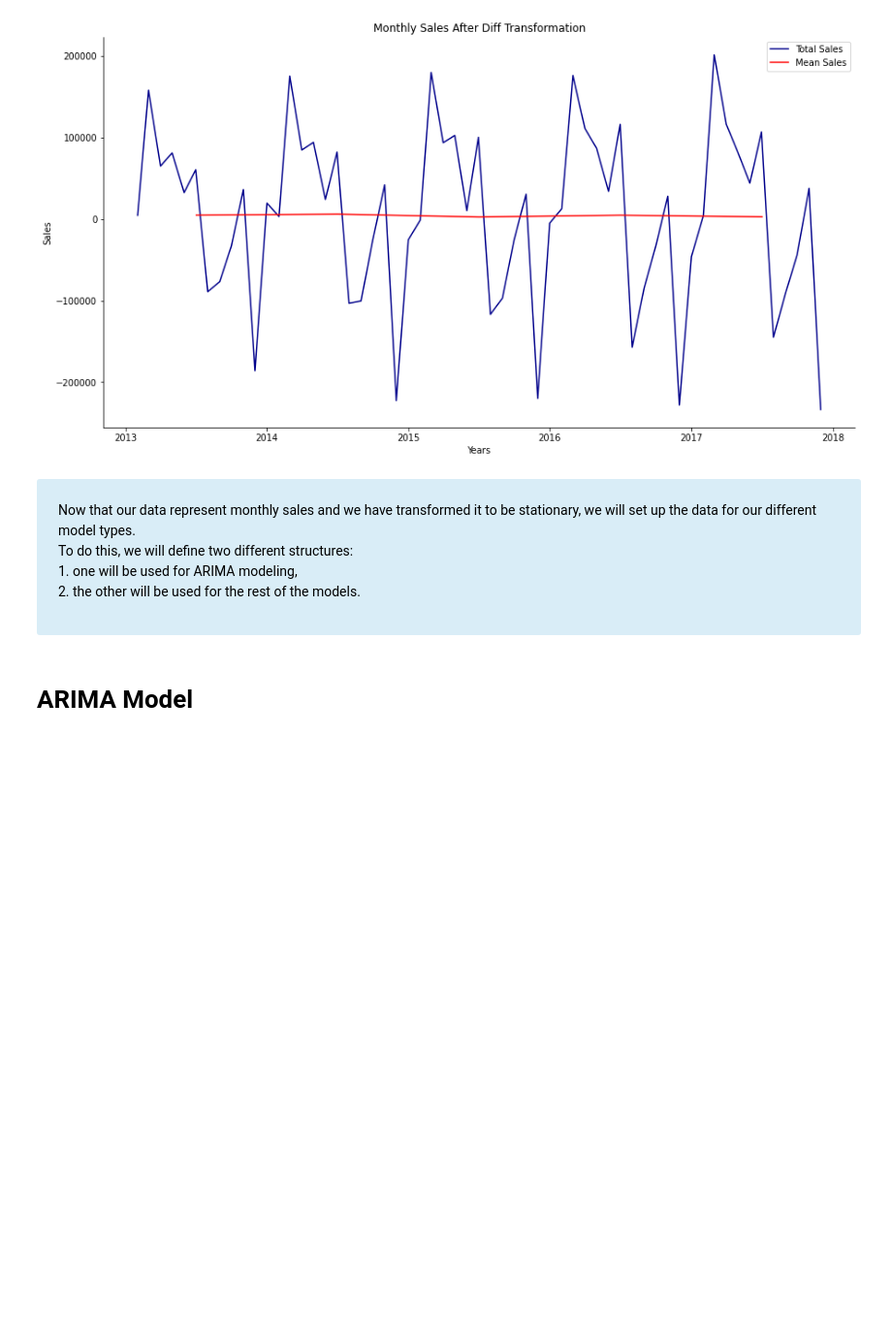
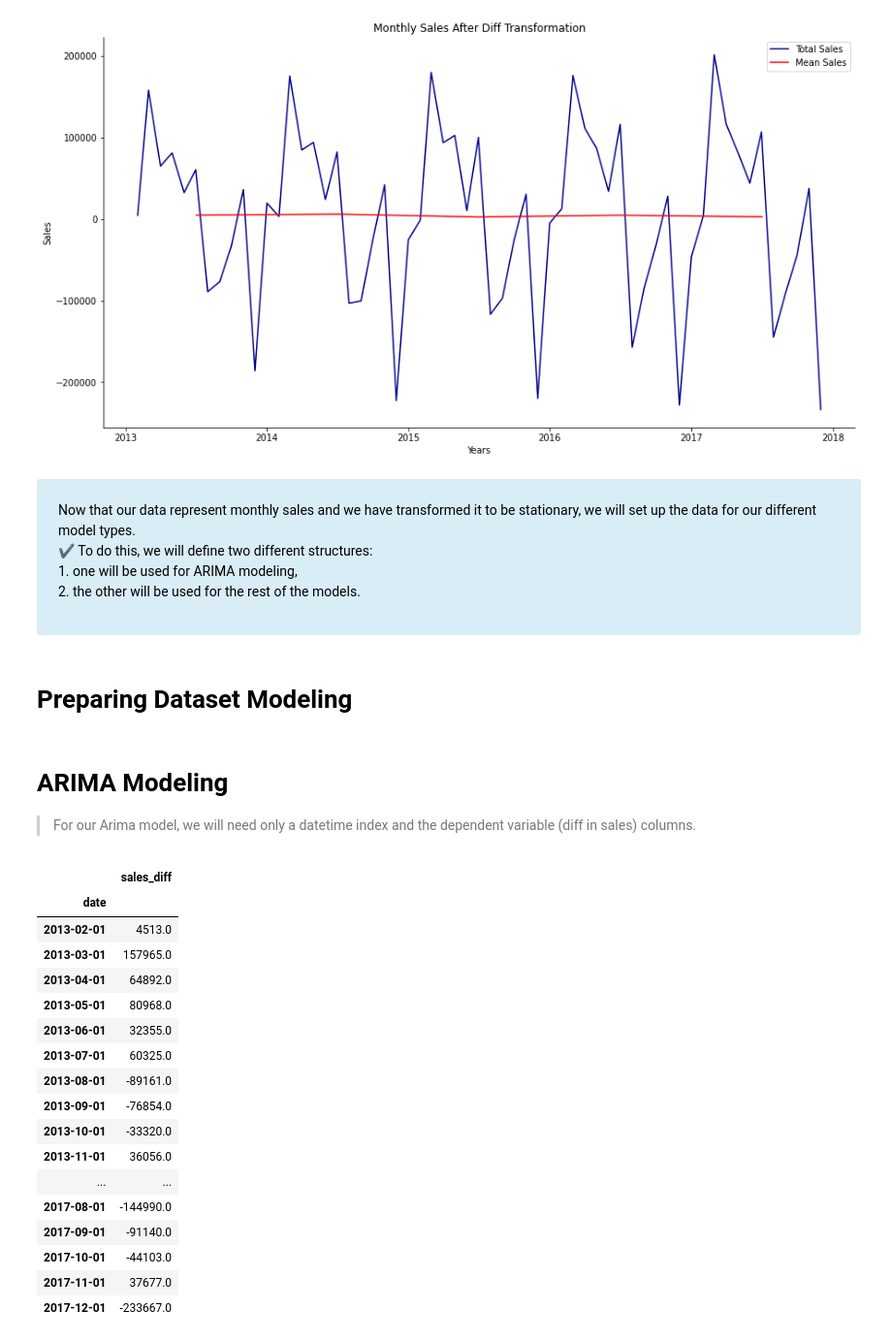
Before and after one commit to badl7/Forecasting_future_sales, a Jupyter notebook: forecasting-future-sales-using-machine-learning.ipynb, the cells around one changed output. Shown: that part at 97% size. Cells and saved outputs as stored; diff of their text form; code cells hidden in the pictures; blank space fills up the shorter version.

```diff
--- a/forecasting-future-sales-using-machine-learning.ipynb
+++ b/forecasting-future-sales-using-machine-learning.ipynb
@@ -301,7 +307,7 @@ time_plot(stationary_df, 'date', 'sales_diff', 'Monthly Sales After Diff Transfo
     <p style="padding: 10px;
               color:black;">Now that our data represent monthly sales and we have transformed it to be stationary, we will set up the
                             data for our different model types. <br>
-        To do this, we will
+              ✔ To do this, we will
                             define two different structures:
         <br>
             1. one will be used for ARIMA modeling,
@@ -309,5 +315,40 @@ time_plot(stationary_df, 'date', 'sales_diff', 'Monthly Sales After Diff Transfo
             2. the other will be used for the rest of the models.
      </p>
    </div>
-# %% [markdown]
-# **ARIMA Model**
+# %% [markdown]
+# **Preparing Dataset Modeling**
+# %% [markdown]
+# ARIMA Modeling
+
+>  For our Arima model, we will need only a datetime index and the dependent variable (diff in sales) columns.
+# %%
+def build_arima_data(data):
+    da_data = data.set_index('date').drop('sales', axis=1)
+    da_data.dropna(axis=0)
+    """Generates a csv-file with a datetime index and a dependent sales column for ARIMA modeling."""
+
+    da_data.to_csv('../data/arima_df.csv')
+
+    return da_data
+
+datatime_df = build_arima_data(stationary_df)
+datatime_df # ARIMA Dataframe
+# %% [output]
+|  | sales_diff |
+| date |  |
+| 2013-02-01 | 4513.0 |
+| 2013-03-01 | 157965.0 |
+| 2013-04-01 | 64892.0 |
+| 2013-05-01 | 80968.0 |
+| 2013-06-01 | 32355.0 |
+| 2013-07-01 | 60325.0 |
+| 2013-08-01 | -89161.0 |
+| 2013-09-01 | -76854.0 |
+| 2013-10-01 | -33320.0 |
+| 2013-11-01 | 36056.0 |
+| ... | ... |
+| 2017-08-01 | -144990.0 |
+| 2017-09-01 | -91140.0 |
+| 2017-10-01 | -44103.0 |
+| 2017-11-01 | 37677.0 |
+| 2017-12-01 | -233667.0 |
```
Also changed, not shown: parts of 24 cells of this notebook.
